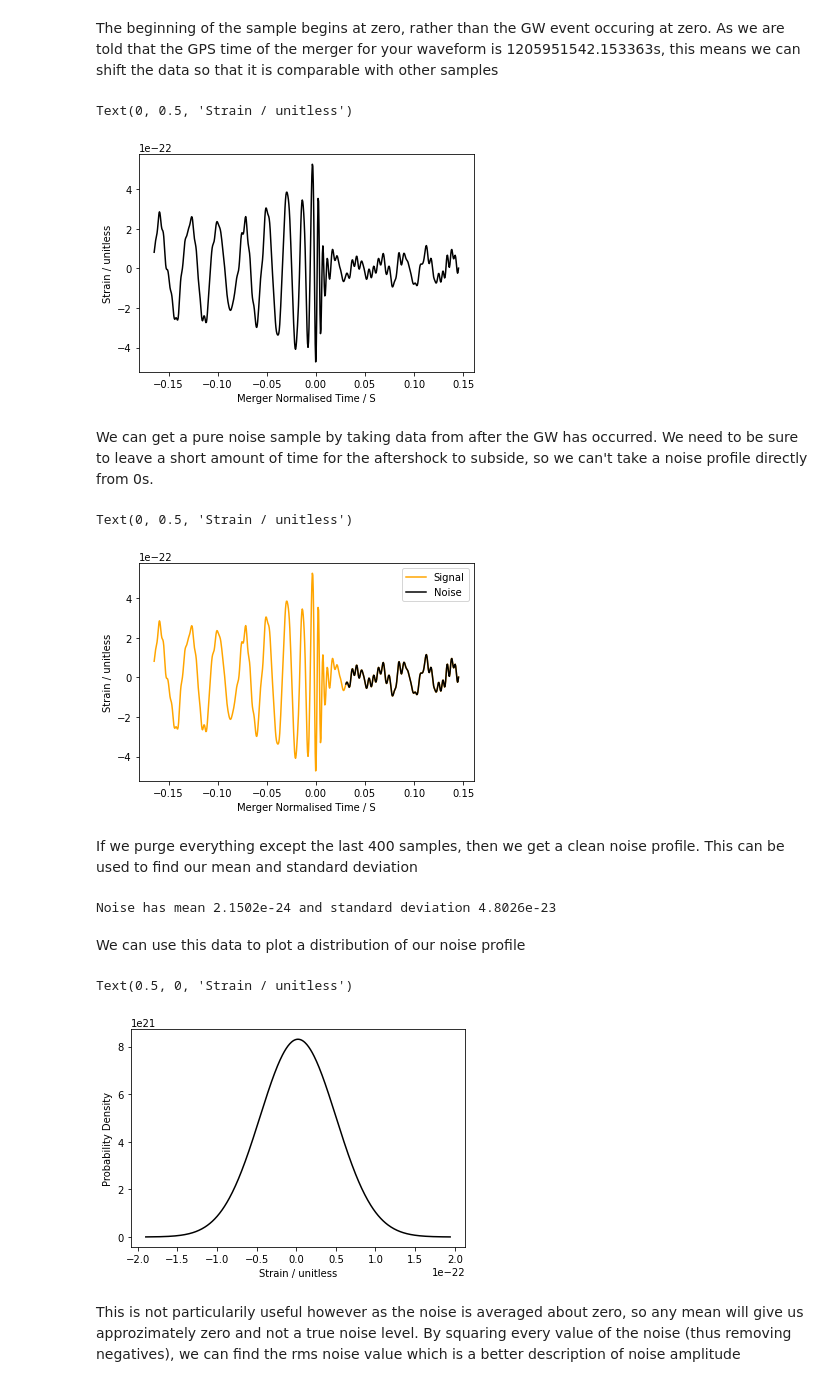
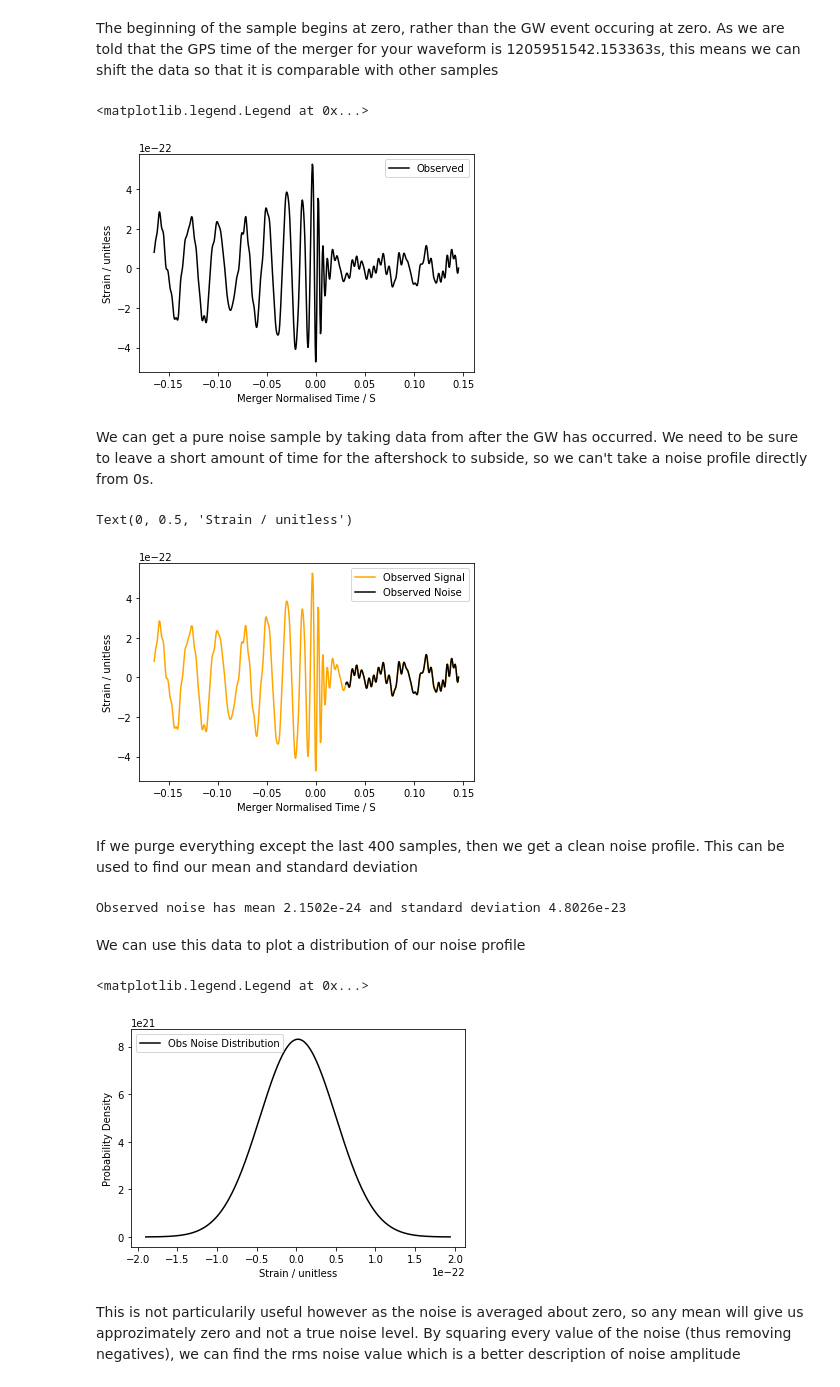
Before and after one commit to Clarke-Jools-36/DataAnalysis22, a Jupyter notebook: CA2_1903779.ipynb, the cells around one changed output. Cells and saved outputs as stored; diff of their text form; code cells hidden in the pictures.

```diff
--- a/CA2_1903779.ipynb
+++ b/CA2_1903779.ipynb
@@ -131,9 +131,9 @@ Observedwaveform.cs 100%[===================>]  25.84K  --.-KB/s    in 0.003s
 # %% [markdown]
 and check out the head, and then plot the data
 # %%
-dataIn=pd.read_csv('/content/Observedwaveform.csv')
-print(f"#### length of data: {len(dataIn)}\n\n")
-dataIn.head(8)
+obsIn=pd.read_csv('/content/Observedwaveform.csv')
+print(f"#### length of data: {len(obsIn)}\n\n")
+obsIn.head(8)
 # %% [output]
 #### length of data: 636
 |  | strain | time (s) |
@@ -146,10 +146,11 @@ dataIn.head(8)
 | 6 | 1.775375e-22 | 1.205952e+09 |
 | 7 | 1.983757e-22 | 1.205952e+09 |
 # %%
-s = dataIn["strain"]
-t_gps = dataIn["time (s)"]
+s_obs = obsIn["strain"]
+t_obs_gps = obsIn["time (s)"]
 
-plt.plot(t_gps,s,"k")
+plt.plot(t_obs_gps,s_obs,"k", label="Observed GPS")
 plt.xlabel("GPS Time / S")
 plt.ylabel("Strain / unitless")
+plt.legend()
 # %% [output]
@@ -158,22 +159,23 @@ Text(0, 0.5, 'Strain / unitless')
 # %% [markdown]
 The beginning of the sample begins at zero, rather than the GW event occuring at zero. As we are told that the GPS time of the merger for your waveform is 1205951542.153363s, this means we can shift the data so that it is comparable with other samples
 # %%
-t = t_gps - 1205951542.153363
+t_obs = t_obs_gps - 1205951542.153363
 
-plt.plot(t,s,"k")
+plt.plot(t_obs,s_obs,"k", label="Observed")
 plt.xlabel("Merger Normalised Time / S")
 plt.ylabel("Strain / unitless")
+plt.legend()
 # %% [output]
-Text(0, 0.5, 'Strain / unitless')
+<matplotlib.legend.Legend at 0x...>
-[figure, old version]
+[figure, new version]
 # %% [markdown]
 We can get a pure noise sample by taking data from after the GW has occurred. We need to be sure to leave a short amount of time for the aftershock to subside, so we can't take a noise profile directly from 0s.
 # %%
-plt.plot(t,s,"orange", label = "Signal")
+plt.plot(t_obs,s_obs,"orange", label = "Observed Signal")
 
 purge = 400
 
-plt.plot(t[purge:],s[purge:],"k", label = "Noise")
+plt.plot(t_obs[purge:],s_obs[purge:],"k", label = "Observed Noise")
 
 plt.legend()
 
@@ -181,29 +183,30 @@ plt.xlabel("Merger Normalised Time / S")
 plt.ylabel("Strain / unitless")
 # %% [output]
 Text(0, 0.5, 'Strain / unitless')
-[figure, old version]
+[figure, new version]
 # %% [markdown]
 If we purge everything except the last 400 samples, then we get a clean noise profile. This can be used to find our mean and standard deviation
 # %%
-noise = s[purge:]
+noise_obs = s_obs[purge:]
 
-mean = noise.mean()
-std = noise.std()
+mean_obs = noise_obs.mean()
+std_obs = noise_obs.std()
 
-print(f"Noise has mean {mean:.4e} and standard deviation {std:.4e}")
+print(f"Observed noise has mean {mean_obs:.4e} and standard deviation {std_obs:.4e}")
 # %% [output]
-Noise has mean 2.1502e-24 and standard deviation 4.8026e-23
+Observed noise has mean 2.1502e-24 and standard deviation 4.8026e-23
 # %% [markdown]
 We can use this data to plot a distribution of our noise profile
 # %%
-x = np.linspace(mean-(4*std), mean+(4*std), 500)
-plt.plot(x ,stats.norm.pdf(x, mean, std), "k")
+x = np.linspace(mean_obs-(4*std_obs), mean_obs+(4*std_obs), 500)
+plt.plot(x ,stats.norm.pdf(x, mean_obs, std_obs), "k", label="Obs Noise Distribution")
 
 plt.ylabel("Probability Density")
 plt.xlabel("Strain / unitless")
+plt.legend(loc="upper left")
 # %% [output]
-Text(0.5, 0, 'Strain / unitless')
+<matplotlib.legend.Legend at 0x...>
-[figure, old version]
+[figure, new version]
 # %% [markdown]
 This is not particularily useful however as the noise is averaged about zero, so any mean will give us approzimately zero and not a true noise level. By squaring every value of the noise (thus removing negatives), we can find the rms noise value which is a better description of noise amplitude
 # %%
```
Also changed, not shown: parts of 28 cells of this notebook.
